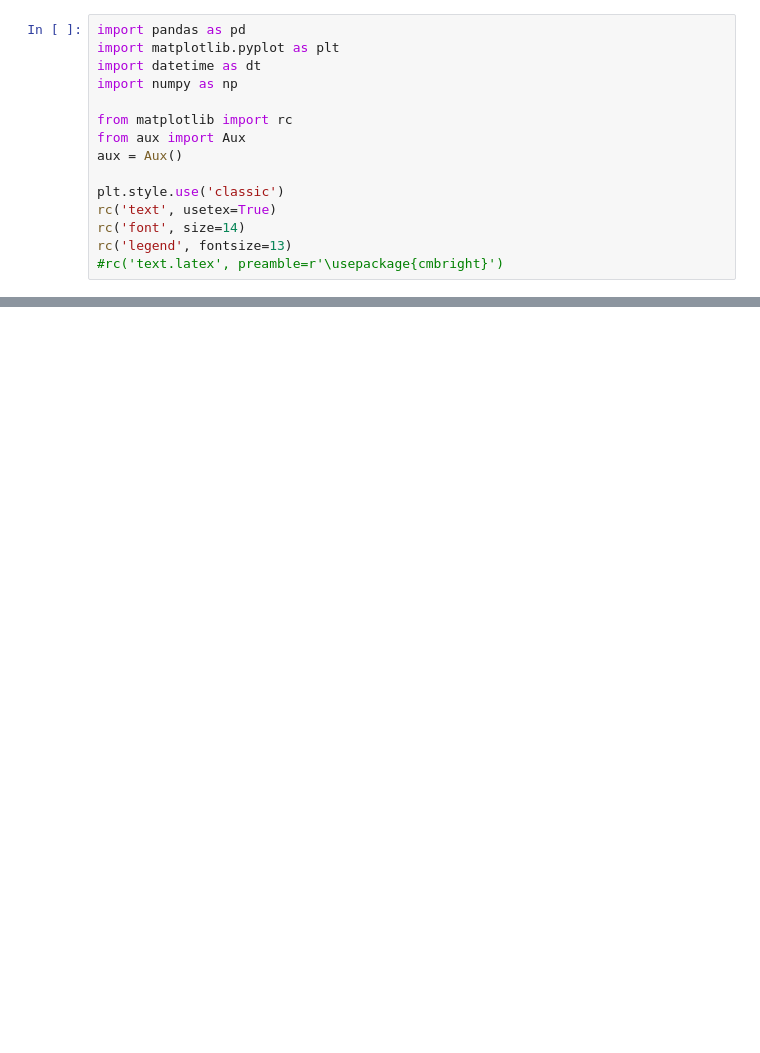
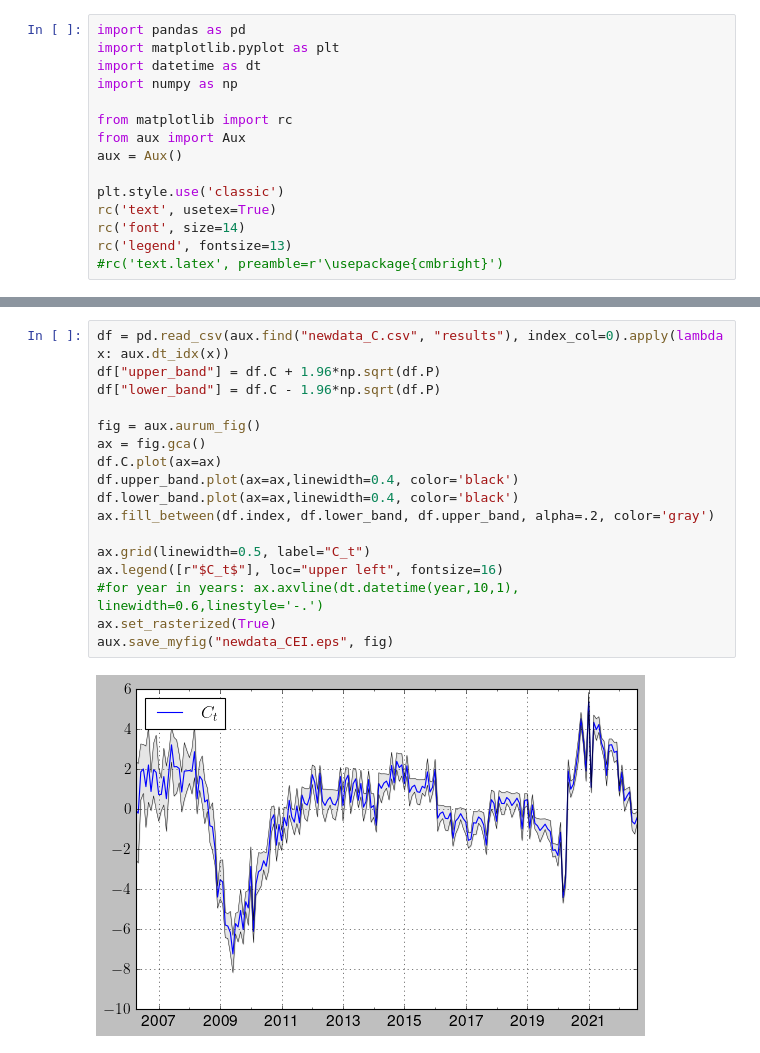
Before and after one commit to r-uben/stock-watson1988_replication, a Jupyter notebook: __helpers/cei.ipynb, the cells around one changed output, grey strips where cells are left out. Drawn from its saved outputs; the diff is of its cells as text; blank space fills up the shorter version.

```diff
--- a/__helpers/cei.ipynb
+++ b/__helpers/cei.ipynb
@@ -35,0 +36,19 @@ aux.save_myfig("CEI.eps", fig)
+# %%
+df = pd.read_csv(aux.find("newdata_C.csv", "results"), index_col=0).apply(lambda x: aux.dt_idx(x))
+df["upper_band"] = df.C + 1.96*np.sqrt(df.P)
+df["lower_band"] = df.C - 1.96*np.sqrt(df.P)
+
+fig = aux.aurum_fig()
+ax = fig.gca()
+df.C.plot(ax=ax)
+df.upper_band.plot(ax=ax,linewidth=0.4, color='black')
+df.lower_band.plot(ax=ax,linewidth=0.4, color='black')
+ax.fill_between(df.index, df.lower_band, df.upper_band, alpha=.2, color='gray')
+
+ax.grid(linewidth=0.5, label="C_t")
+ax.legend([r"$C_t$"], loc="upper left", fontsize=16)
+#for year in years: ax.axvline(dt.datetime(year,10,1), linewidth=0.6,linestyle='-.')
+ax.set_rasterized(True)
+aux.save_myfig("newdata_CEI.eps", fig)
+# %% [output]
+[figure, added]
```
Also changed, not shown: parts of 1 cell of this notebook, 47 other files.
